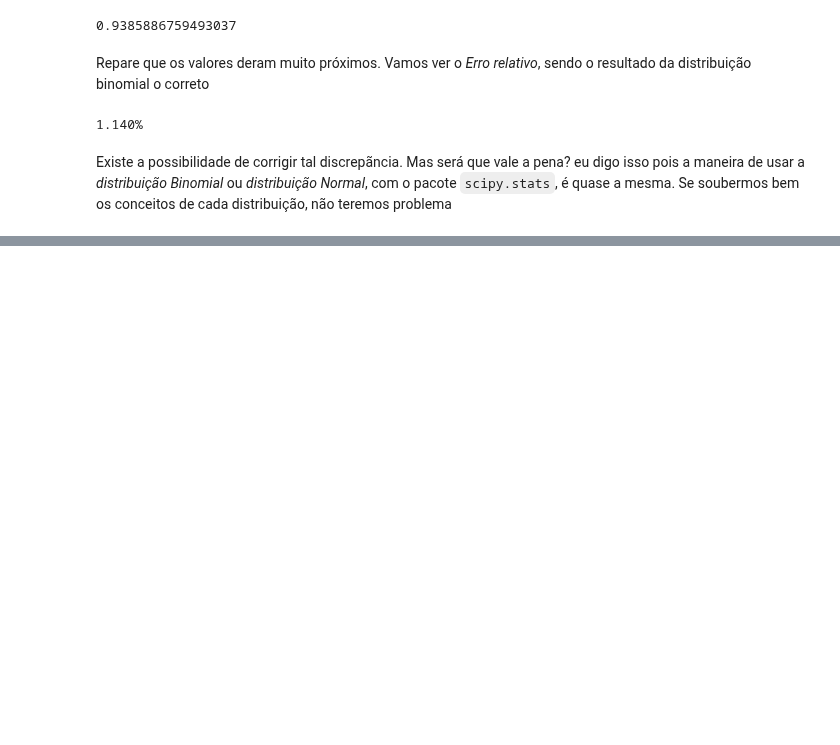
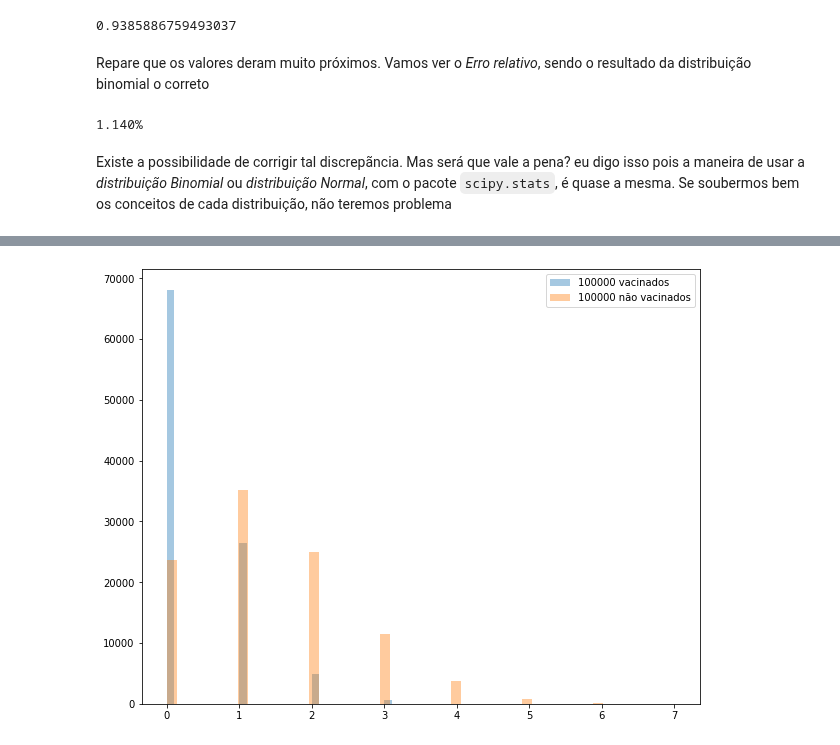
Before and after one commit to mikaelcordeiro/semanas, a Jupyter notebook: semana4/semana_4.ipynb, the cells around one changed output, grey strips where cells are left out. Drawn from its saved outputs; the diff is of its cells as text; code cells hidden in the pictures; blank space fills up the shorter version.

```diff
--- a/semana4/semana_4.ipynb
+++ b/semana4/semana_4.ipynb
@@ -411,0 +422,17 @@ Existe a possibilidade de corrigir tal discrepãncia. Mas será que vale a pena?
+# %%
+n = 20
+p = .019
+p_ = .07
+pop = 100000
+esperanca = n * p
+var = n * p * (1 - p)
+vacinado = act.binom.rvs(n, p, size=pop)
+n_vacinado = act.binom.rvs(n, p_, size=pop)
+# %%
+plt.figure(figsize=(10, 8))
+sns.distplot(vacinado, kde=False, label=f'{pop} vacinados')
+sns.distplot(n_vacinado, kde=False, label=f'{pop} não vacinados')
+plt.legend(loc='best')
+plt.show()
+# %% [output]
+[figure, added]
```
Also changed, not shown: parts of 7 cells of this notebook.
